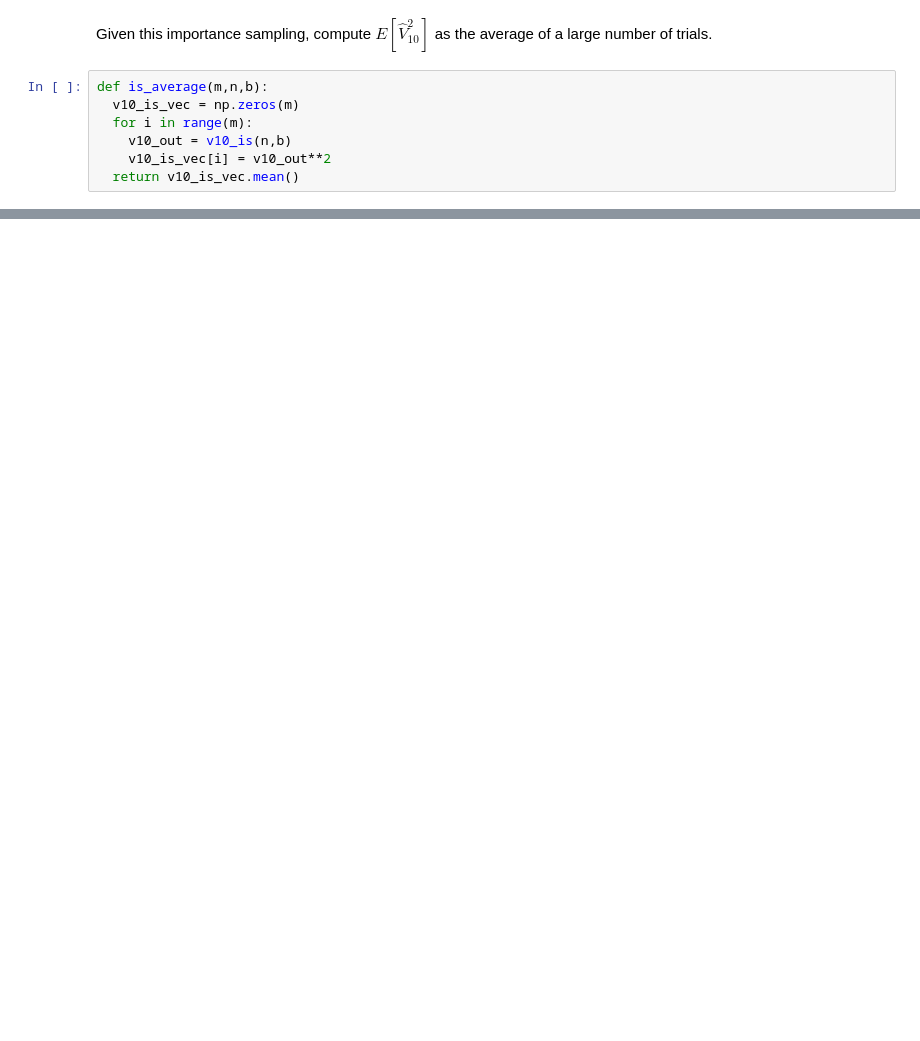
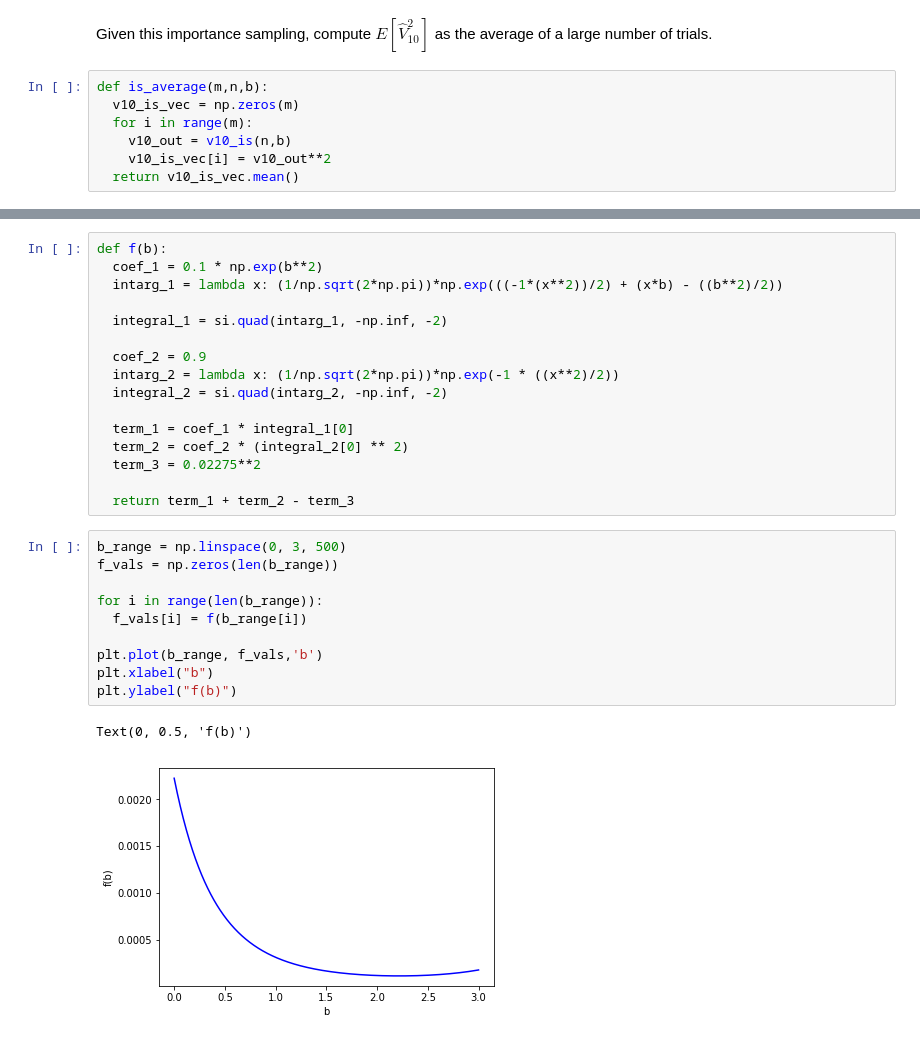
Before and after one commit to TALeonard/19ma573thomasleonard, a Jupyter notebook: src/hw12_v01.ipynb, the cells around one changed output, grey strips where cells are left out. Cells and saved outputs as stored; diff of their text form; blank space fills up the shorter version.

```diff
--- a/src/hw12_v01.ipynb
+++ b/src/hw12_v01.ipynb
@@ -69,0 +169,29 @@ As for making the Importance Sampling most efficient... I'm not entirely sure.
+# %%
+def f(b):
+  coef_1 = 0.1 * np.exp(b**2)
+  intarg_1 = lambda x: (1/np.sqrt(2*np.pi))*np.exp(((-1*(x**2))/2) + (x*b) - ((b**2)/2))
+
+  integral_1 = si.quad(intarg_1, -np.inf, -2)
+
+  coef_2 = 0.9
+  intarg_2 = lambda x: (1/np.sqrt(2*np.pi))*np.exp(-1 * ((x**2)/2))
+  integral_2 = si.quad(intarg_2, -np.inf, -2)
+
+  term_1 = coef_1 * integral_1[0]
+  term_2 = coef_2 * (integral_2[0] ** 2)
+  term_3 = 0.02275**2
+
+  return term_1 + term_2 - term_3
+# %%
+b_range = np.linspace(0, 3, 500)
+f_vals = np.zeros(len(b_range))
+
+for i in range(len(b_range)):
+  f_vals[i] = f(b_range[i])
+
+plt.plot(b_range, f_vals,'b')
+plt.xlabel("b")
+plt.ylabel("f(b)")
+# %% [output]
+Text(0, 0.5, 'f(b)')
+[figure, added]
```
Also changed, not shown: parts of 17 cells of this notebook.
